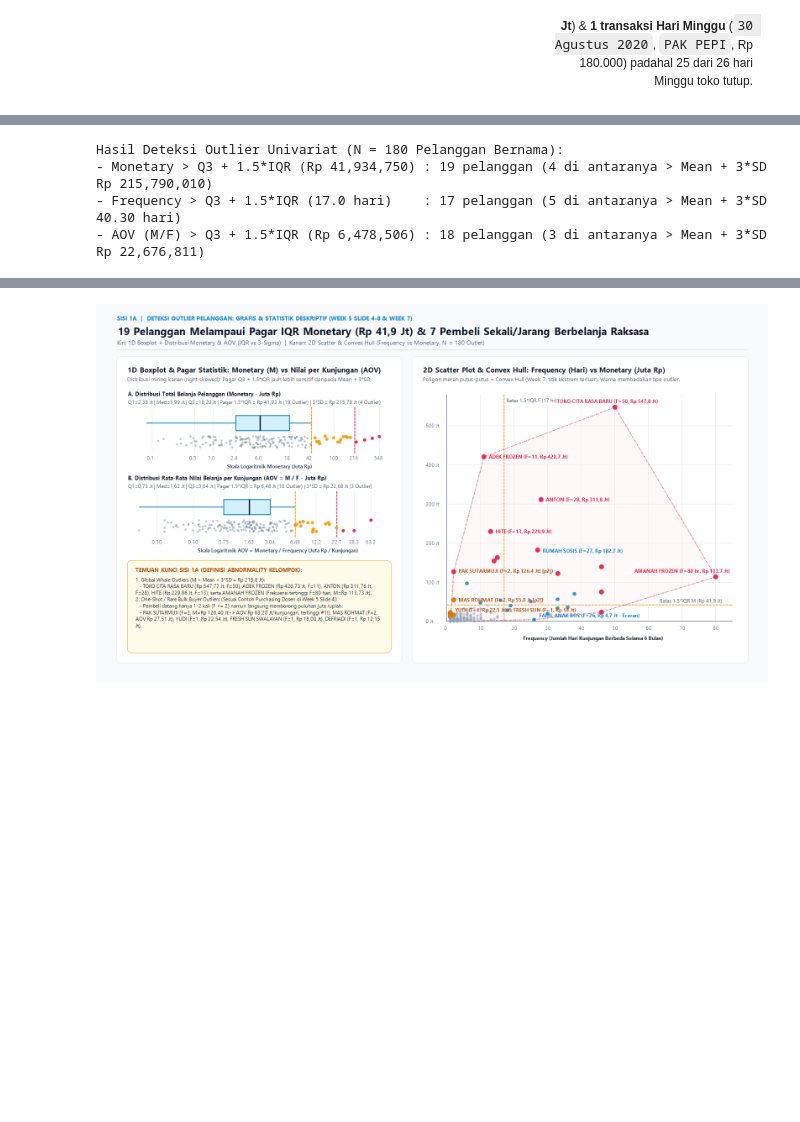
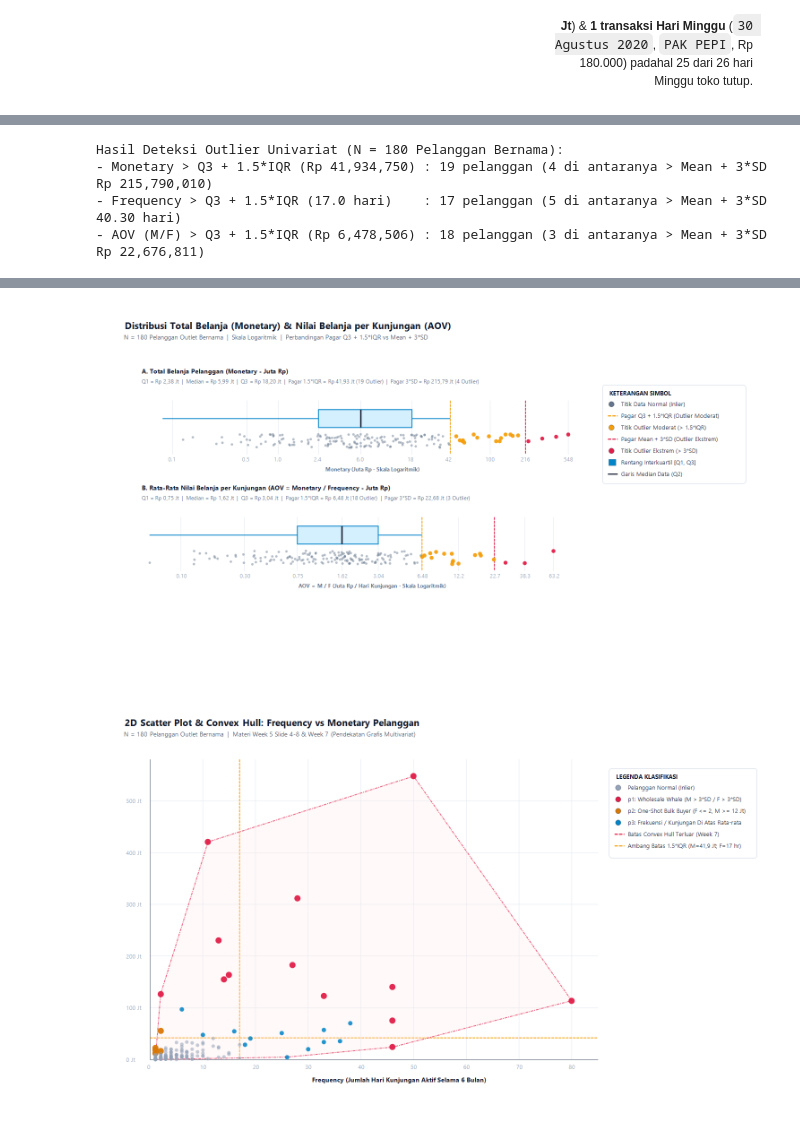
Before and after one commit to Terano24/ADD-adudu, a Jupyter notebook: notebook/06_tugas_outlier_detection_frozen_food.ipynb, the cells around one changed output, grey strips where cells are left out. Cells and saved outputs as stored; diff of their text form; code cells hidden in the pictures; blank space fills up the shorter version.

```diff
--- a/notebook/06_tugas_outlier_detection_frozen_food.ipynb
+++ b/notebook/06_tugas_outlier_detection_frozen_food.ipynb
@@ -110,34 +89,38 @@ Berdasarkan sintesis materi **Week 5 (Slide 4: Contoh *Purchasing* -- pelanggan
 # %%
-# SISI 1A: Deteksi Outlier Pelanggan secara Statistik Deskriptif (IQR, 3-Sigma, MAD) & Grafis (Boxplot + Convex Hull)
+# SISI 1A: Deteksi Outlier Pelanggan secara Statistik Deskriptif & Grafis (Boxplot 1D & Convex Hull 2D)
 cust = df_lrfm.copy()
 cust['AOV'] = cust['M'] / cust['F']
 
 # Menghitung batas IQR dan 3-Sigma untuk Monetary (M), Frequency (F), dan AOV (M/F)
 stats_rows = []
 for col, label in [('M', 'Monetary (Rp)'), ('F', 'Frequency (Hari)'), ('AOV', 'AOV = M/F (Rp/Hari)'), ('R', 'Recency (Hari)')]:
     q1, med, q3 = cust[col].quantile([0.25, 0.50, 0.75])
     iqr = q3 - q1
     fence_iqr = q3 + 1.5 * iqr
     fence_3sd = cust[col].mean() + 3.0 * cust[col].std()
     stats_rows.append({
         'Metrik': label,
         'Mean': cust[col].mean(), 'SD': cust[col].std(),
         'Median': med, 'IQR': iqr,
         'Pagar_1.5_IQR': fence_iqr, 'N_Outlier_IQR': int((cust[col] > fence_iqr).sum()),
         'Pagar_3_SD': fence_3sd, 'N_Outlier_3SD': int((cust[col] > fence_3sd).sum())
     })
 df_stat_cust = pd.DataFrame(stats_rows)
 display(df_stat_cust)
-display(Image(filename='slide_assets/outlier_ppt/fig2_pelanggan_statistik_grafis.png'))
+
+# Menampilkan 2 Grafik Raw: Boxplot 1D & 2D Scatter + Convex Hull (dengan Legenda Mandiri)
+display(Image(filename='slide_assets/outlier_ppt/raw/raw_02_pelanggan_boxplot_monetary_aov.png'))
+display(Image(filename='slide_assets/outlier_ppt/raw/raw_03_pelanggan_scatter_convexhull.png'))
 # %% [output]
 Hasil Deteksi Outlier Univariat (N = 180 Pelanggan Bernama):
 - Monetary > Q3 + 1.5*IQR (Rp 41,934,750) : 19 pelanggan (4 di antaranya > Mean + 3*SD Rp 215,790,010)
 - Frequency > Q3 + 1.5*IQR (17.0 hari)    : 17 pelanggan (5 di antaranya > Mean + 3*SD 40.30 hari)
 - AOV (M/F) > Q3 + 1.5*IQR (Rp 6,478,506) : 18 pelanggan (3 di antaranya > Mean + 3*SD Rp 22,676,811)
 | Metrik | Mean | SD | Median | IQR | Pagar 1.5*IQR | Outlier IQR | Pagar 3*SD | Outlier 3*SD |
 | Monetary (Rp) | 24,742,209 | 63,682,600 | 5,989,200 | 15,820,500 | 41,934,750 | 19 | 215,790,010 | 4 |
 | Frequency (Hari) | 7.71 | 10.86 | 4.00 | 6.00 | 17.00 | 17 | 40.30 | 5 |
 | AOV = M/F (Rp/Hari) | 3,261,454 | 6,471,786 | 1,622,000 | 2,292,290 | 6,478,506 | 18 | 22,676,811 | 3 |
 | Recency (Hari) | 44.58 | 46.98 | 23.50 | 65.25 | 170.13 | 2 | 185.51 | 0 |
-[figure, old version]
+[figure, new version]
+[figure, added]
 # %% [markdown]
```
Also changed, not shown: parts of 12 cells of this notebook, 23 other files.
